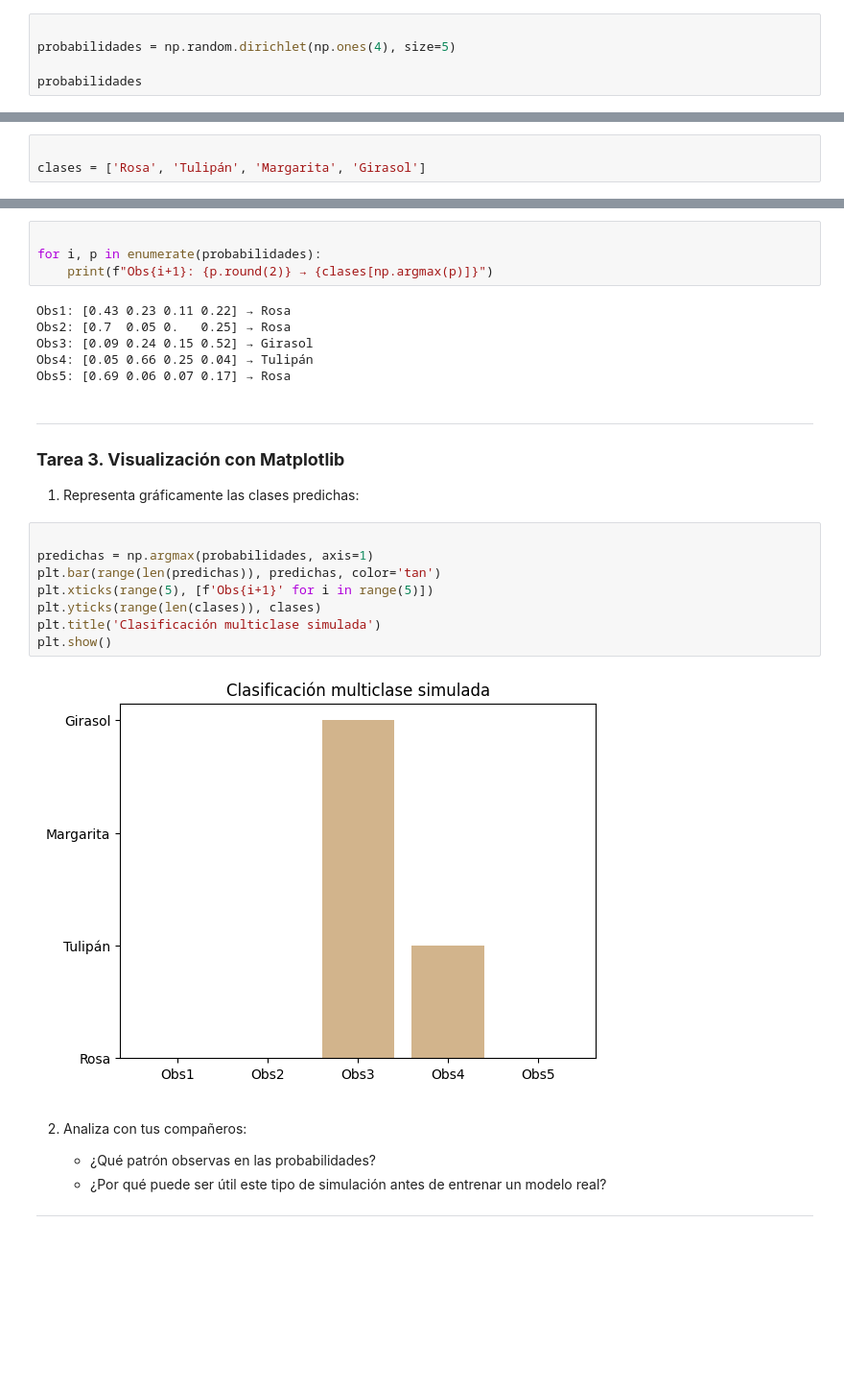
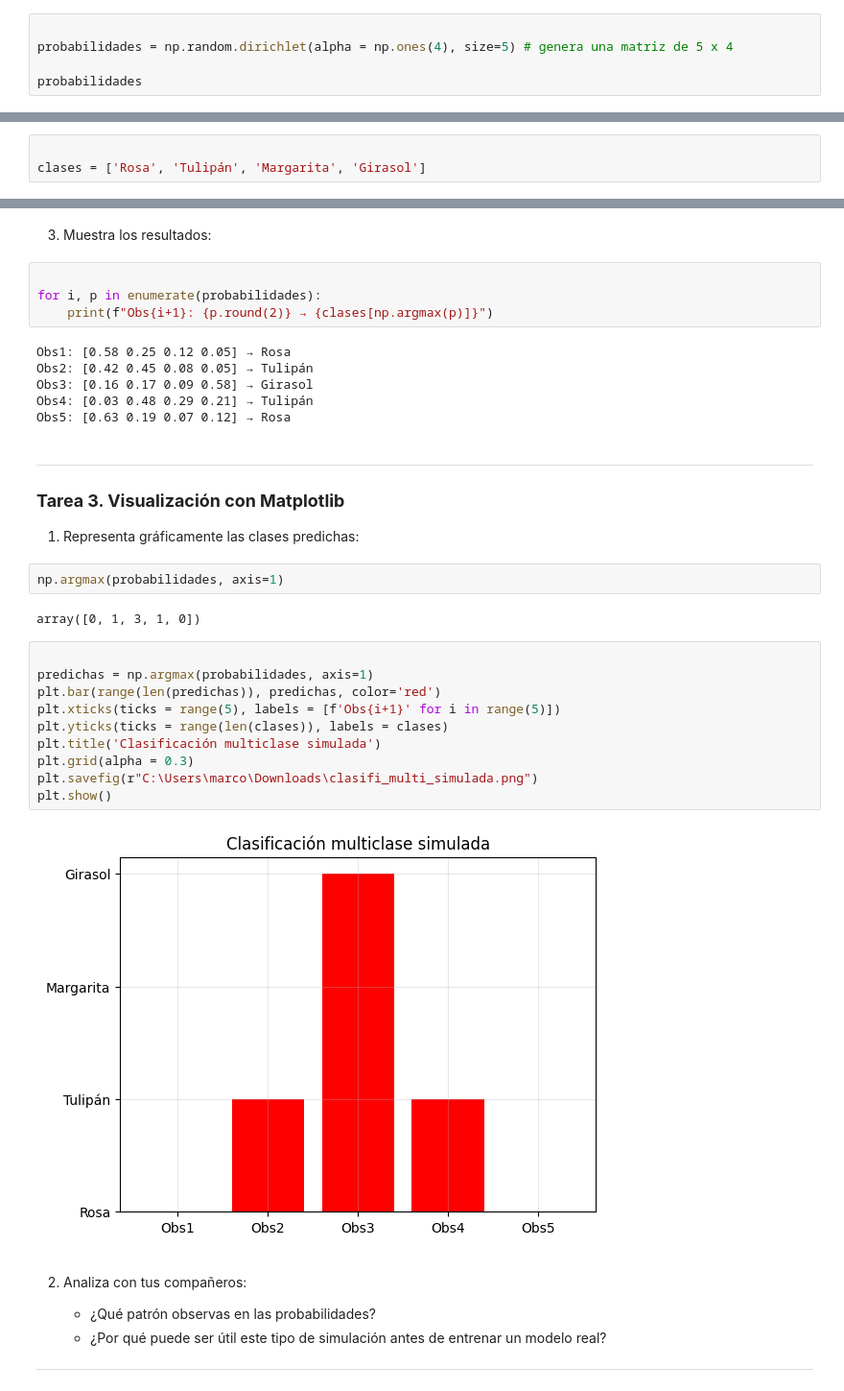
Before and after one commit to marco-canas/intro_ml_dl, a Jupyter notebook: 2_planificacion/3_dl/geron/10_chapter/5_pagina_492_keras_implementacion/4_np_random_dirichlet.ipynb, the cells around one changed output, grey strips where cells are left out. Shown at 96% size. Drawn from its saved outputs; the diff is of its cells as text; blank space fills up the shorter version.

```diff
--- a/2_planificacion/3_dl/geron/10_chapter/5_pagina_492_keras_implementacion/4_np_random_dirichlet.ipynb
+++ b/2_planificacion/3_dl/geron/10_chapter/5_pagina_492_keras_implementacion/4_np_random_dirichlet.ipynb
@@ -144,7 +147,7 @@ import matplotlib.pyplot as plt
 2. Genera 5 vectores de probabilidad para 4 clases con:
 # %%
 
-probabilidades = np.random.dirichlet(np.ones(4), size=5)
+probabilidades = np.random.dirichlet(alpha = np.ones(4), size=5) # genera una matriz de 5 x 4
 
 probabilidades
 # %% [output]
@@ -178,13 +181,15 @@ clases = ['Rosa', 'Tulipán', 'Margarita', 'Girasol']
+# %% [markdown]
+3. Muestra los resultados:
 # %%
 
 for i, p in enumerate(probabilidades):
     print(f"Obs{i+1}: {p.round(2)} → {clases[np.argmax(p)]}")
 # %% [output]
-Obs1: [0.43 0.23 0.11 0.22] → Rosa
-Obs2: [0.7  0.05 0.   0.25] → Rosa
-Obs3: [0.09 0.24 0.15 0.52] → Girasol
-Obs4: [0.05 0.66 0.25 0.04] → Tulipán
-Obs5: [0.69 0.06 0.07 0.17] → Rosa
+Obs1: [0.58 0.25 0.12 0.05] → Rosa
+Obs2: [0.42 0.45 0.08 0.05] → Tulipán
+Obs3: [0.16 0.17 0.09 0.58] → Girasol
+Obs4: [0.03 0.48 0.29 0.21] → Tulipán
+Obs5: [0.63 0.19 0.07 0.12] → Rosa
 # %% [markdown]
 
 ---
@@ -192,16 +197,22 @@ Obs5: [0.69 0.06 0.07 0.17] → Rosa
 ### **Tarea 3. Visualización con Matplotlib**
 
 1. Representa gráficamente las clases predichas:
+# %%
+np.argmax(probabilidades, axis=1)
+# %% [output]
+array([0, 1, 3, 1, 0])
 # %%
 
 predichas = np.argmax(probabilidades, axis=1)
-plt.bar(range(len(predichas)), predichas, color='tan')
-plt.xticks(range(5), [f'Obs{i+1}' for i in range(5)])
-plt.yticks(range(len(clases)), clases)
+plt.bar(range(len(predichas)), predichas, color='red')
+plt.xticks(ticks = range(5), labels = [f'Obs{i+1}' for i in range(5)])
+plt.yticks(ticks = range(len(clases)), labels = clases)
 plt.title('Clasificación multiclase simulada')
+plt.grid(alpha = 0.3)
+plt.savefig(r"C:\Users\marco\Downloads\clasifi_multi_simulada.png")
 plt.show()
 # %% [output]
-[figure, old version]
+[figure, new version]
 # %% [markdown]
 
 2. Analiza con tus compañeros:
```
Also changed, not shown: parts of 14 cells of this notebook.
